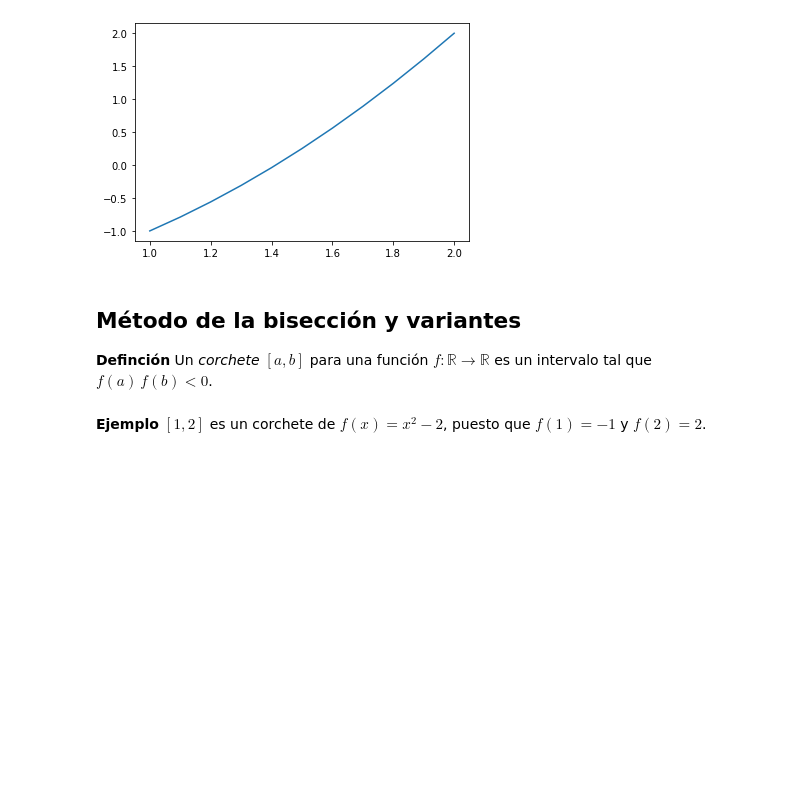
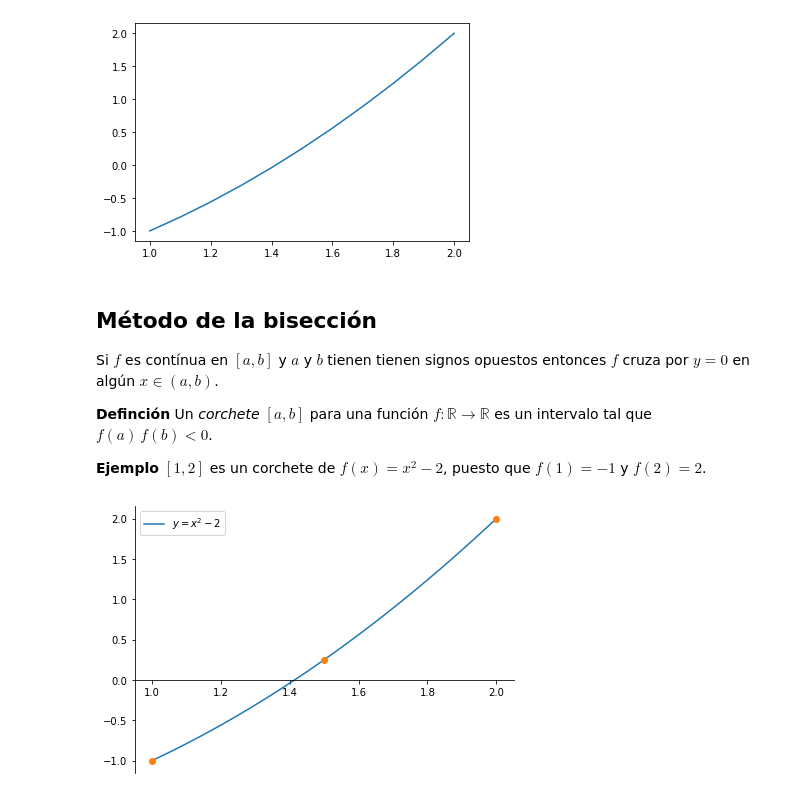
Before and after one commit to knkillname/Notas-de-Metodos-Numericos, a Jupyter notebook: 2. Ecuaciones no lineales.ipynb, the cells around one changed output. Cells and saved outputs as stored; diff of their text form; code cells hidden in the pictures; blank space fills up the shorter version.

```diff
--- a/2. Ecuaciones no lineales.ipynb
+++ b/2. Ecuaciones no lineales.ipynb
@@ -33,7 +39,10 @@ plt.plot(x, y)
 [<matplotlib.lines.Line2D at 0x...>]
 [figure]
 # %% [markdown]
-## Método de la bisección y variantes
+## Método de la bisección
+Si $f$ es contínua en $[a, b]$ y $a$ y $b$ tienen tienen signos opuestos entonces $f$
+cruza por $y = 0$ en algún $x \in (a, b)$.
+
 **Definción** Un *corchete* $[a, b]$ para una función $f:\mathbb{R} \to \mathbb{R}$ es un intervalo tal que $f(a)\,f(b) < 0$.
+
+**Ejemplo** $[1, 2]$ es un corchete de $f(x) = x^2 - 2$, puesto que $f(1) = -1$ y $f(2) = 2$.
-# %% [markdown]
-**Ejemplo** $[1, 2]$ es un corchete de $f(x) = x^2 - 2$, puesto que $f(1) = -1$ y $f(2) = 2$.
@@ -42,0 +49,14 @@ def f(x):
+# %%
+fig, ax = plt.subplots()
+ax.spines[["bottom"]].set_position(("data", 0))
+ax.spines[["top", "right"]].set_visible(False)
+x = np.linspace(1, 2)
+y = x**2 - 2
+ax.plot(x, y, label="$y = x^2 - 2$")
+x = np.array([1, 2, (1+2)/2])
+y = x**2 - 2
+ax.plot(x, y, 'o')
+ax.legend()
+fig.tight_layout()
+# %% [output]
+[figure, added]
```
Also changed, not shown: parts of 26 cells of this notebook.
